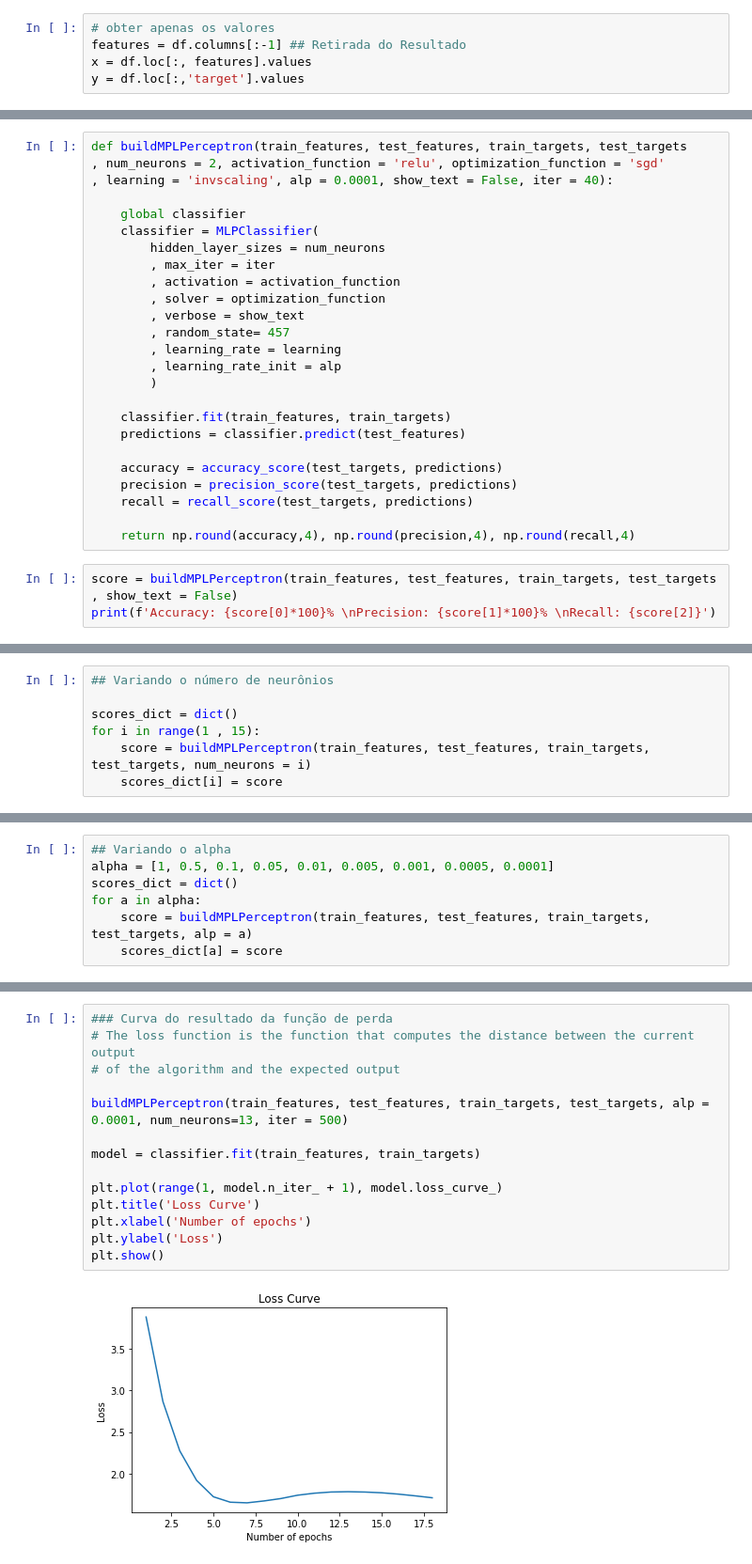
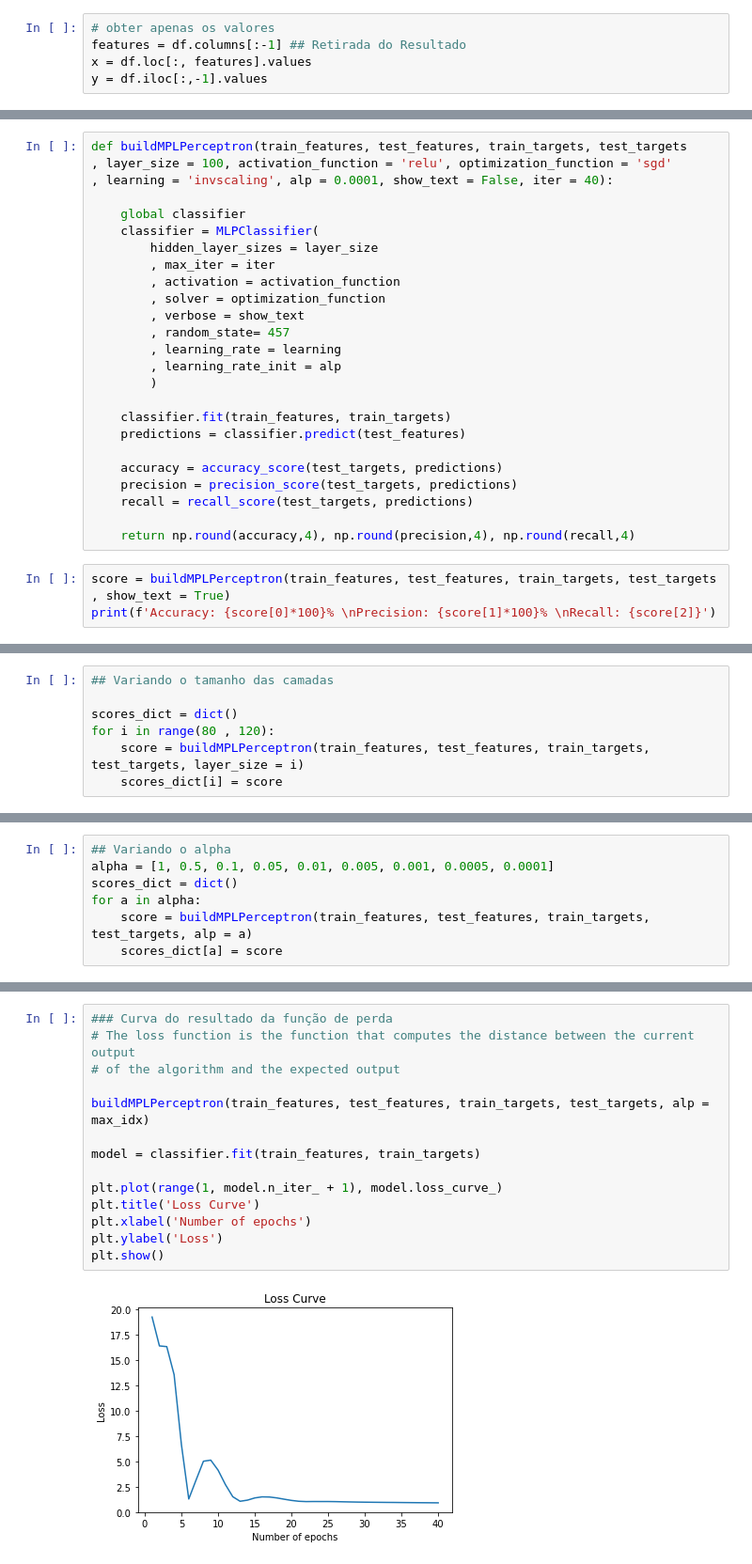
Before and after one commit to fabiobritoo/Machine-Learning, a Jupyter notebook: MLP_Heart.ipynb, the cells around one changed output, grey strips where cells are left out. Shown at 94% size. Drawn from its saved outputs; the diff is of its cells as text.

```diff
--- a/MLP_Heart.ipynb
+++ b/MLP_Heart.ipynb
@@ -37,7 +39,7 @@ df.head()
 # obter apenas os valores
 features = df.columns[:-1] ## Retirada do Resultado
 x = df.loc[:, features].values
-y = df.loc[:,'target'].values
+y = df.iloc[:,-1].values
 # %%
 ## Dividindo o dataset
 train_features, test_features, train_targets, test_targets = train_test_split(
@@ -52,12 +54,12 @@ train_features, test_features, train_targets, test_targets = train_test_split(
 #   Recall tells you how many times the model was able to detect a specific category.
 # %%
 def buildMPLPerceptron(train_features, test_features, train_targets, test_targets
-, num_neurons = 2, activation_function = 'relu', optimization_function = 'sgd'
+, layer_size = 100, activation_function = 'relu', optimization_function = 'sgd'
 , learning = 'invscaling', alp = 0.0001, show_text = False, iter = 40):
 
     global classifier
     classifier = MLPClassifier(
-        hidden_layer_sizes = num_neurons
+        hidden_layer_sizes = layer_size
         , max_iter = iter
         , activation = activation_function
         , solver = optimization_function
@@ -77,6 +79,6 @@ def buildMPLPerceptron(train_features, test_features, train_targets, test_target
     return np.round(accuracy,4), np.round(precision,4), np.round(recall,4)
 # %%
 score = buildMPLPerceptron(train_features, test_features, train_targets, test_targets
-, show_text = False)
+, show_text = True)
 print(f'Accuracy: {score[0]*100}% \nPrecision: {score[1]*100}% \nRecall: {score[2]}')
 # %% [output]
@@ -98,9 +128,9 @@ plt.show()
 # %%
-## Variando o número de neurônios
+## Variando o tamanho das camadas
 
 scores_dict = dict()
-for i in range(1 , 15):
-    score = buildMPLPerceptron(train_features, test_features, train_targets, test_targets, num_neurons = i)
+for i in range(80 , 120):
+    score = buildMPLPerceptron(train_features, test_features, train_targets, test_targets, layer_size = i)
     scores_dict[i] = score
 # %%
 scores_dict
@@ -209,16 +242,16 @@ print(f"""
 # %%
 ### Curva do resultado da função de perda
 # The loss function is the function that computes the distance between the current output
 # of the algorithm and the expected output
 
-buildMPLPerceptron(train_features, test_features, train_targets, test_targets, alp = 0.0001, num_neurons=13, iter = 500)
+buildMPLPerceptron(train_features, test_features, train_targets, test_targets, alp = max_idx)
 
 model = classifier.fit(train_features, train_targets)
 
 plt.plot(range(1, model.n_iter_ + 1), model.loss_curve_)
 plt.title('Loss Curve')
 plt.xlabel('Number of epochs')
 plt.ylabel('Loss')
 plt.show()
 # %% [output]
-[figure, old version]
+[figure, new version]
```
Also changed, not shown: parts of 10 cells of this notebook, 4 other files.
